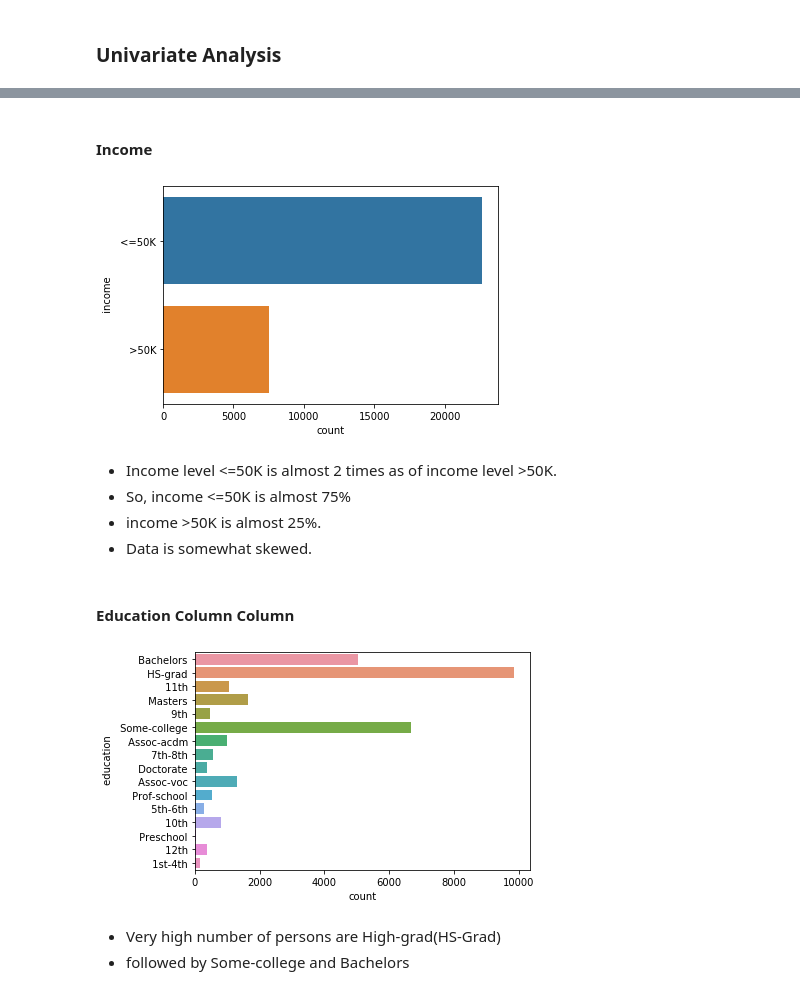
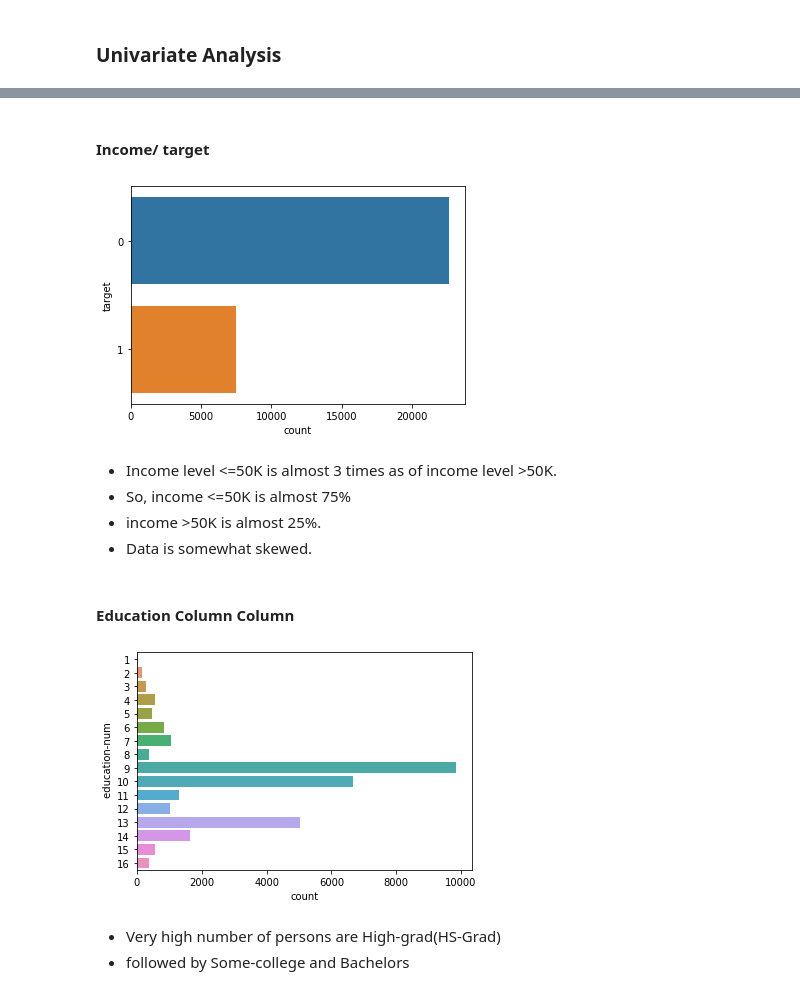
Before and after one commit to priyankgarg-02/project-task-3, a Jupyter notebook: project task 2 (1).ipynb, the cells around one changed output, grey strips where cells are left out. Drawn from its saved outputs; the diff is of its cells as text; code cells hidden in the pictures.

```diff
--- a/project task 2 (1).ipynb
+++ b/project task 2 (1).ipynb
@@ -164,3 +223,6 @@ income_ds.dropna(inplace=True)
+# %%
+cols_to_remove=[' fnlwgt',' education',' capital-gain',' capital-loss',' relationship']
+income_ds.drop(cols_to_remove,inplace=True,axis=1)
 # %%
 income_ds.shape
 # %% [output]
@@ -211,7 +269,7 @@ dtype: int64
 # %% [markdown]
 ## Data Formatting
 # %%
-income_ds[["age"," education-num"," capital-gain"," capital-loss"," hours-per-week"," fnlwgt"]]=income_ds[["age"," education-num"," capital-gain"," capital-loss"," hours-per-week"," fnlwgt"]].apply(pd.to_numeric)
+income_ds[["age"," education-num"," hours-per-week"]]=income_ds[["age"," education-num"," hours-per-week"]].apply(pd.to_numeric)
 # %%
 income_ds.head()
 # %% [output]
@@ -275,3 +329,13 @@ United-States, Cambodia, England, Puerto-Rico, Canada, Germany, Outlying-US(Guam
 >50K, <=50K
 # %% [markdown]
 # Handle categorical variables with numerically coded values
+# %%
+income_ds['target']=income_ds[' income']
+income_ds.drop(" income",inplace=True,axis=1)
+# %%
+def my_target(string):
+    if string==' <=50K':
+        return 0
+    else:
+        return 1
+income_ds['target']=income_ds.target.map(my_target)
@@ -373,22 +442,22 @@ Name:  income, dtype: int64
 # %% [markdown]
-#### Income
+#### Income/ target
 # %%
-sns.countplot(y=" income",data=income_ds)
+sns.countplot(y="target",data=income_ds)
 plt.show()
 # %% [output]
-[figure, old version]
+[figure, new version]
 # %% [markdown]
-* Income level <=50K is almost 2 times as of income level >50K.
+* Income level <=50K is almost 3 times as of income level >50K.
 * So, income <=50K is almost 75%
 * income >50K  is almost 25%.
 * Data is somewhat skewed.
 # %% [markdown]
 #### Education Column Column
 # %%
-sns.countplot(y=' education',data=income_ds)
+sns.countplot(y=' education-num',data=income_ds)
 plt.show()
 # %% [output]
-[figure, old version]
+[figure, new version]
 # %% [markdown]
 * Very high number of persons are High-grad(HS-Grad)
 * followed by Some-college and Bachelors
```
Also changed, not shown: parts of 70 cells of this notebook.
